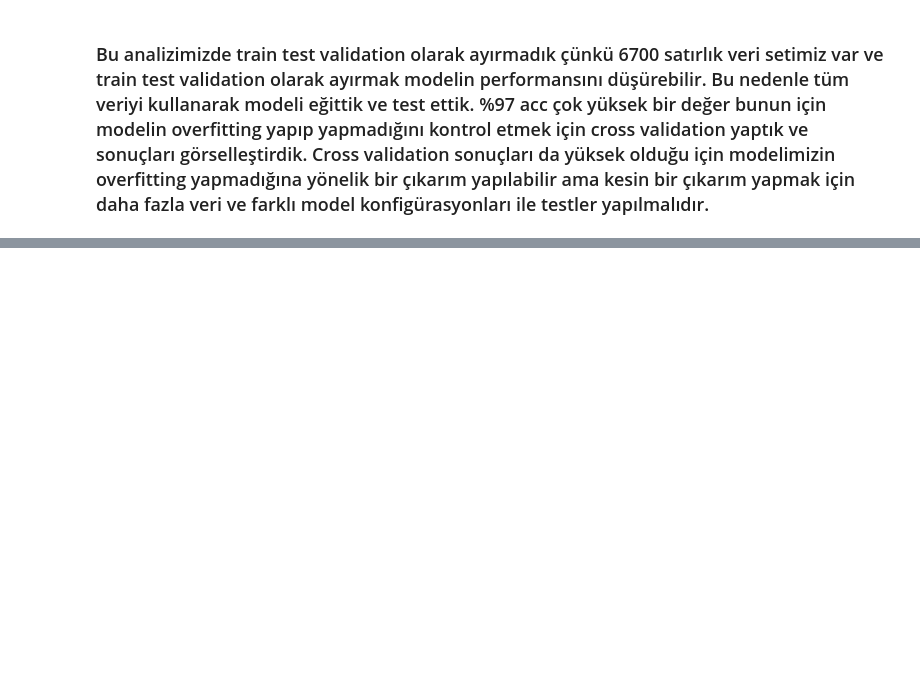
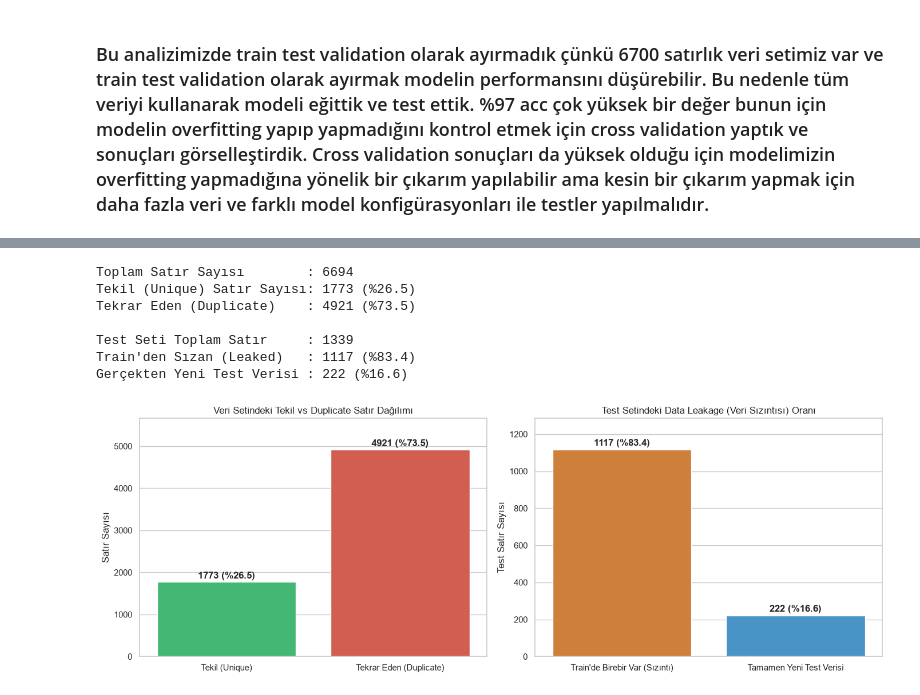
Before and after one commit to gkck38/03.11.2026-class, a Jupyter notebook: main.ipynb, the cells around one changed output, grey strips where cells are left out. Saved outputs shown, nothing was run; the diff lists cells and outputs as text; code cells hidden in the pictures; blank space fills up the shorter version.

Commit message:
duplicated datas are fixed

```diff
--- a/main.ipynb
+++ b/main.ipynb
@@ -302,0 +306,63 @@ plt.show()
+# %%
+total_rows = len(df)
+duplicate_rows = df.duplicated().sum()
+unique_rows = total_rows - duplicate_rows
+
+print(f"Toplam Satır Sayısı        : {total_rows}")
+print(f"Tekil (Unique) Satır Sayısı: {unique_rows} (%{unique_rows/total_rows*100:.1f})")
+print(f"Tekrar Eden (Duplicate)    : {duplicate_rows} (%{duplicate_rows/total_rows*100:.1f})")
+
+train_full = X_train.copy()
+train_full["Salary"] = y_train
+test_full = X_test.copy()
+test_full["Salary"] = y_test
+
+leaked_mask = test_full.merge(train_full.drop_duplicates(), on=list(test_full.columns), how="left", indicator=True)["_merge"] == "both"
+leaked_count = leaked_mask.sum()
+clean_test_count = len(test_full) - leaked_count
+
+print(f"\nTest Seti Toplam Satır     : {len(test_full)}")
+print(f"Train'den Sızan (Leaked)   : {leaked_count} (%{leaked_count/len(test_full)*100:.1f})")
+print(f"Gerçekten Yeni Test Verisi : {clean_test_count} (%{clean_test_count/len(test_full)*100:.1f})")
+
+fig, axes = plt.subplots(1, 2, figsize=(14, 5))
+
+sns.barplot(
+    x=["Tekil (Unique)", "Tekrar Eden (Duplicate)"],
+    y=[unique_rows, duplicate_rows],
+    hue=["Tekil (Unique)", "Tekrar Eden (Duplicate)"],
+    palette=["#2ecc71", "#e74c3c"],
+    legend=False,
+    ax=axes[0]
+)
+axes[0].set_title("Veri Setindeki Tekil vs Duplicate Satır Dağılımı")
+axes[0].set_ylabel("Satır Sayısı")
+for i, v in enumerate([unique_rows, duplicate_rows]):
+    axes[0].text(i, v + 80, f"{v} (%{v/total_rows*100:.1f})", ha="center", fontweight="bold")
+axes[0].set_ylim(0, max(unique_rows, duplicate_rows) * 1.15)
+
+sns.barplot(
+    x=["Train'de Birebir Var (Sızıntı)", "Tamamen Yeni Test Verisi"],
+    y=[leaked_count, clean_test_count],
+    hue=["Train'de Birebir Var (Sızıntı)", "Tamamen Yeni Test Verisi"],
+    palette=["#e67e22", "#3498db"],
+    legend=False,
+    ax=axes[1]
+)
+axes[1].set_title("Test Setindeki Data Leakage (Veri Sızıntısı) Oranı")
+axes[1].set_ylabel("Test Satır Sayısı")
+for i, v in enumerate([leaked_count, clean_test_count]):
+    axes[1].text(i, v + 20, f"{v} (%{v/len(test_full)*100:.1f})", ha="center", fontweight="bold")
+axes[1].set_ylim(0, max(leaked_count, clean_test_count) * 1.15)
+
+plt.tight_layout()
+plt.show()
+# %% [output]
+Toplam Satır Sayısı        : 6694
+Tekil (Unique) Satır Sayısı: 1773 (%26.5)
+Tekrar Eden (Duplicate)    : 4921 (%73.5)
+
+Test Seti Toplam Satır     : 1339
+Train'den Sızan (Leaked)   : 1117 (%83.4)
+Gerçekten Yeni Test Verisi : 222 (%16.6)
+[figure, added]
```
Also changed, not shown: parts of 5 cells of this notebook.
